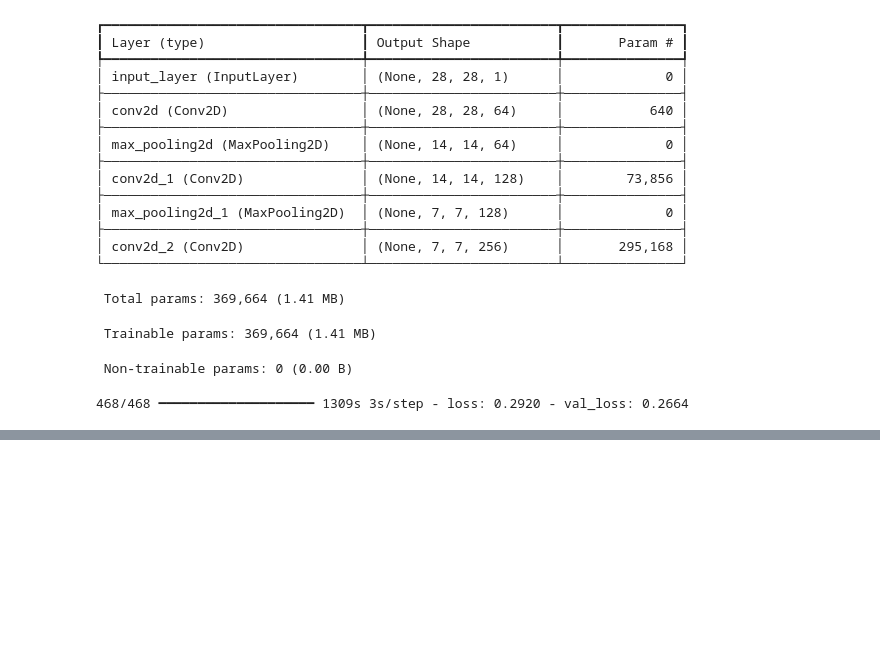
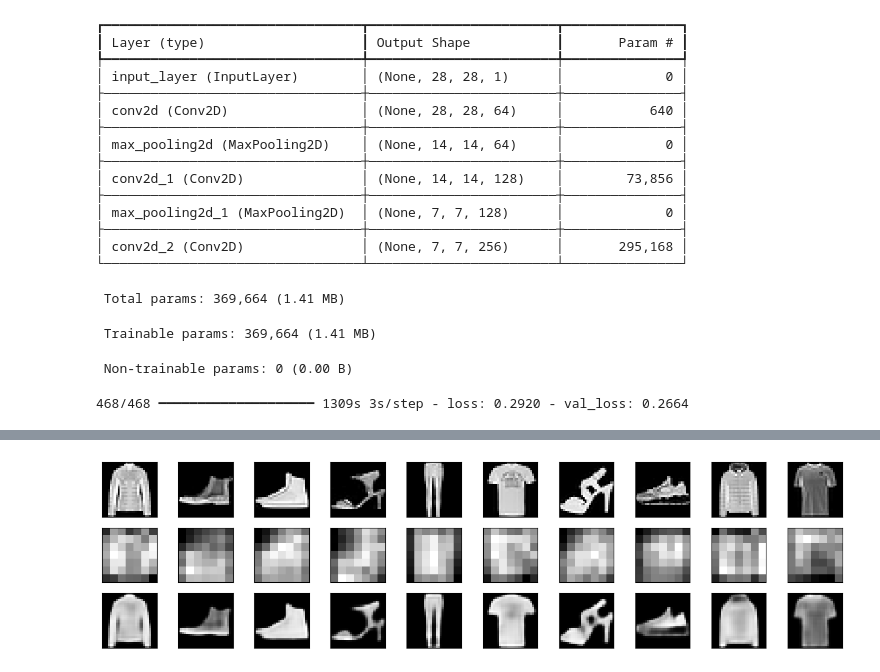
Before and after one commit to Amruth-U-tech/DL-Journey, a Jupyter notebook: 07-Auto-Encoders/AutoEncoders-1.ipynb, the cells around one changed output, grey strips where cells are left out. Drawn from its saved outputs; the diff is of its cells as text; code cells hidden in the pictures; blank space fills up the shorter version.

Commit message:
testing the autoencoder model

```diff
--- a/07-Auto-Encoders/AutoEncoders-1.ipynb
+++ b/07-Auto-Encoders/AutoEncoders-1.ipynb
@@ -107,6 +107,24 @@ autoencoder_model.compile(optimizer='adam', loss='binary_crossentropy')
 conv_model_history = autoencoder_model.fit(train_dataset,steps_per_epoch=train_steps,validation_data=test_dataset,validation_steps=valid_steps,epochs=1)
 # %% [output]
 468/468 ━━━━━━━━━━━━━━━━━━━━ 1309s 3s/step - loss: 0.2920 - val_loss: 0.2664
+# %%
+def display_one_row(disp_images,offset,shape=(28,28)):
+  for idx, test_image in enumerate(disp_images):
+    plt.subplot(3,10,offset+idx+1)
+
+    plt.xticks([])
+    plt.yticks([])
+    test_datasetimage = np.reshape(test_image,shape)
+    plt.imshow(test_image, cmap='gray')
+
+
+
+
+def display_results(disp_input_images,encoded_images,decoded_images,enc_shape=(7,7)):
+  plt.figure(figsize=(16, 4))
+  display_one_row(disp_input_images,0,shape=(28,28))
+  display_one_row(encoded_images,10,shape=enc_shape)
+  display_one_row(decoded_images,20,shape=(28,28))
 # %%
 test_dataset  = test_dataset.take(1)
 
@@ -115,3 +133,14 @@ for input_image,image in tfds.as_numpy(test_dataset):
   output_samples = input_image
 
 idxs = np.array([1,2,3,4,5,6,7,8,9,10])
+
+conv_output_samples = np.array(output_samples[idxs])
+conv_output_samples = np.reshape(conv_output_samples, (10,28,28,1))
+
+encoded = encoder_model.predict(conv_output_samples)
+encoded_for_display = np.mean(encoded,axis=-1)
+
+predicted = autoencoder_model.predict(conv_output_samples)
+
+display_results(conv_output_samples,encoded_for_display,predicted,enc_shape=(7,7))
+# %% [output]
@@ -117,0 +149 @@ idxs = np.array([1,2,3,4,5,6,7,8,9,10])
+[figure, added]
```
Also changed, not shown: parts of 1 cell of this notebook.
